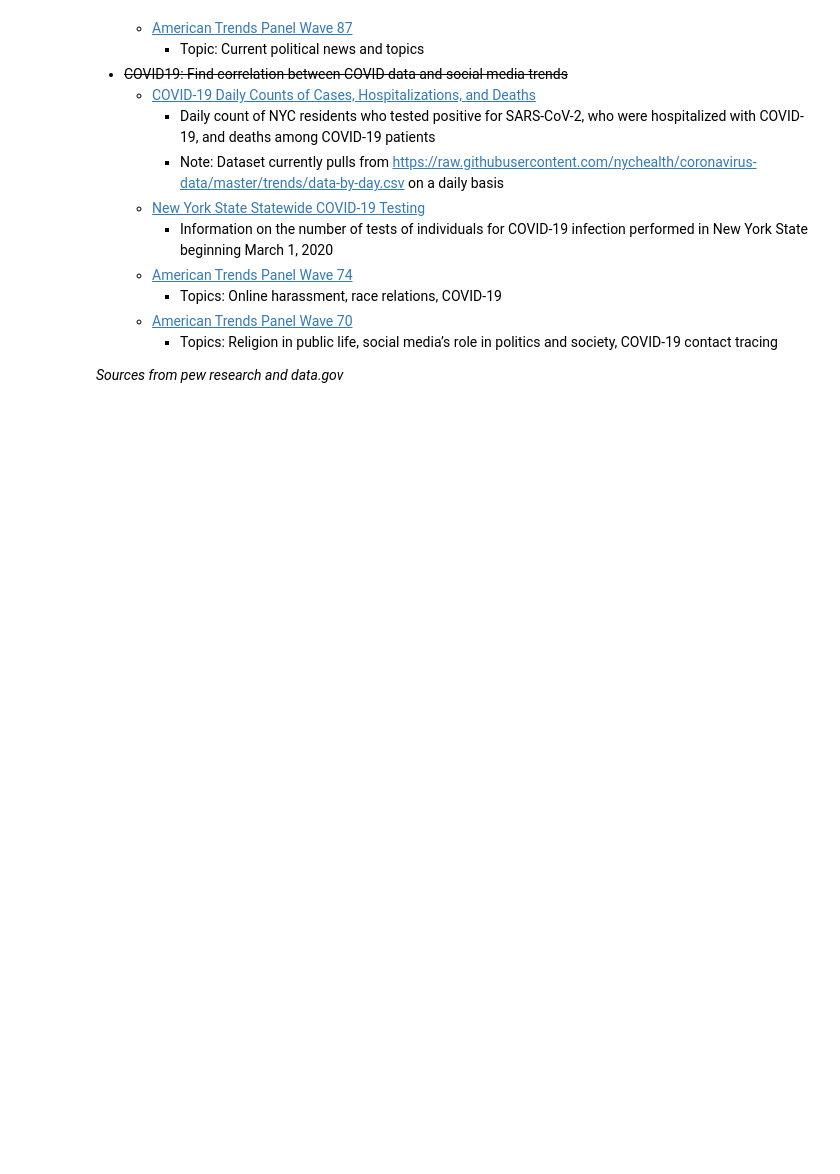
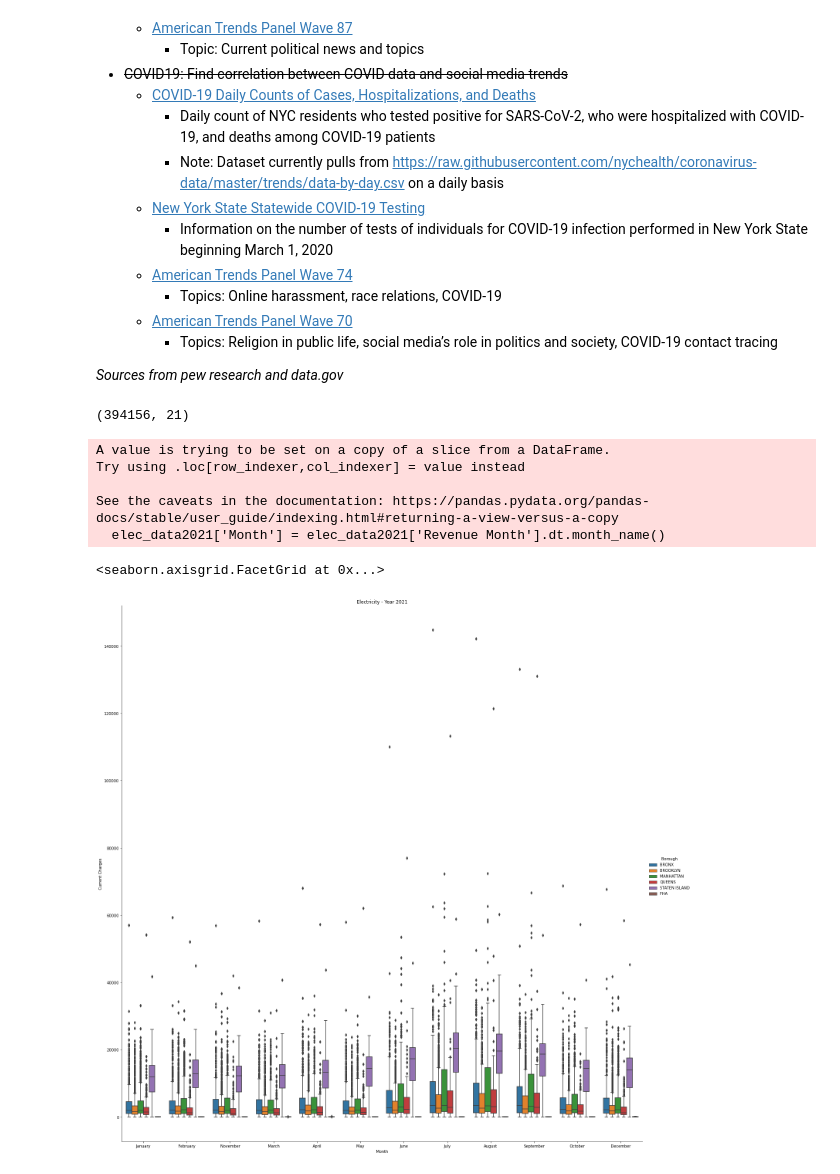
Before and after one commit to Josephslee99/CSE4-587Project, a Jupyter notebook: phase1.ipynb, the cells around one changed output. Cells and saved outputs as stored; diff of their text form; code cells hidden in the pictures; blank space fills up the shorter version.

Commit message:
Cleaning up dataset for electric and plotting some findings

```diff
--- a/phase1.ipynb
+++ b/phase1.ipynb
@@ -78,0 +78,32 @@ with open('Heating_')
+# %%
+elec_data = pd.read_csv('Dataset/Electric_Consumption_And_Cost__2010_-_Feb_2022_.csv')
+heat_data = pd.read_csv('Dataset/Heating_Gas_Consumption_And_Cost__2010_-__Feb_2022_.csv')
+#heat_data.drop(['Meter AMR','Meter Scope','Funding Source','Vendor Name','Estimated','Bill Analyzed'], axis=1)
+elec_data = elec_data.drop(['Meter Scope','Funding Source','Vendor Name','Estimated','Bill Analyzed','Meter AMR'], axis=1)
+elec_data = elec_data.dropna()
+elec_data['Revenue Month'] = pd.to_datetime(elec_data['Revenue Month'], yearfirst=True, infer_datetime_format=True, format= '%y%m')
+elec_data.shape
+# %% [output]
+(394156, 21)
+# %%
+import datetime
+
+gtY2020 = datetime.datetime(2020,12,31)
+lsY2022 = datetime.datetime(2022,1,1)
+elec_data2020s = elec_data[elec_data['Revenue Month']>gtY2020]
+#elec_data2020s
+elec_data2021 = elec_data2020s[elec_data2020s['Revenue Month']<lsY2022]
+elec_data2021['Month'] = elec_data2021['Revenue Month'].dt.month_name()
+# %% [output]
+A value is trying to be set on a copy of a slice from a DataFrame.
+Try using .loc[row_indexer,col_indexer] = value instead
+
+See the caveats in the documentation: https://pandas.pydata.org/pandas-docs/stable/user_guide/indexing.html#returning-a-view-versus-a-copy
+  elec_data2021['Month'] = elec_data2021['Revenue Month'].dt.month_name()
+# %%
+#plt.figure(figsize=(10,2))
+
+sns.catplot(data=elec_data2021,x='Month',y='Current Charges',hue='Borough',kind='box',height=20,).set(title='Electricity - Year 2021')
+# %% [output]
+<seaborn.axisgrid.FacetGrid at 0x...>
+[figure, added]
```
Also changed, not shown: parts of 2 cells of this notebook.
